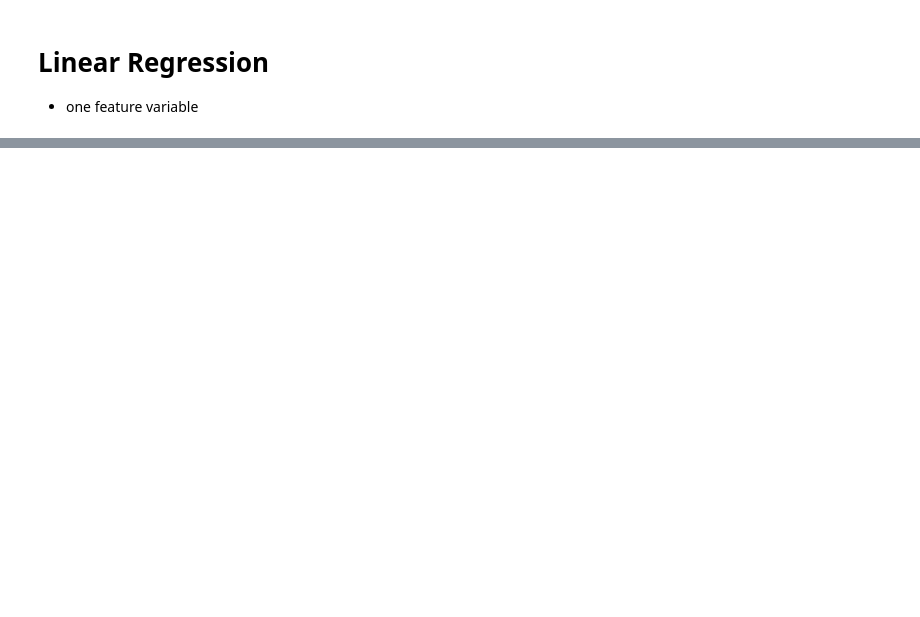
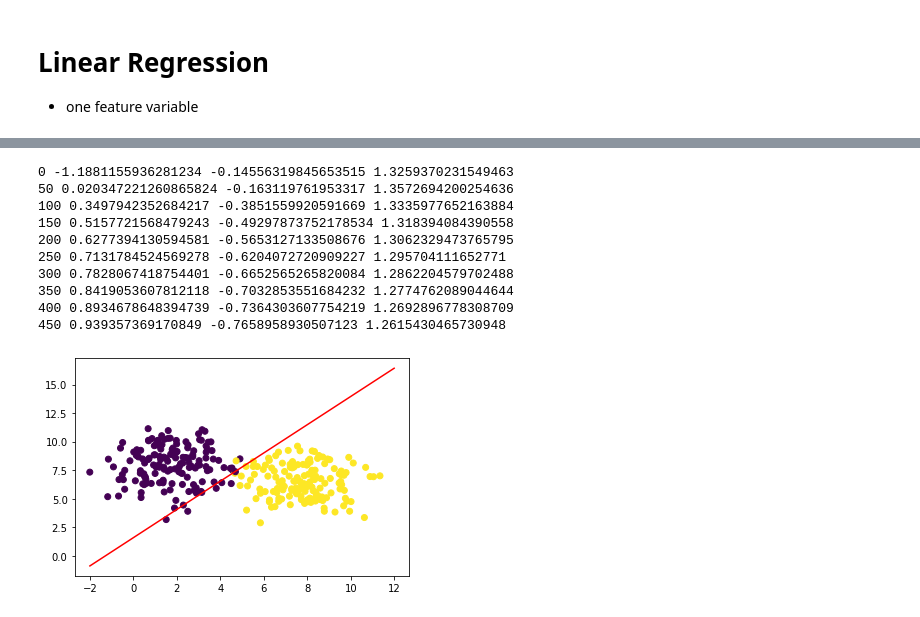
Before and after one commit to soooobin/DSAC_Lab3_4, a Jupyter notebook: kn_lab01.ipynb, the cells around one changed output, grey strips where cells are left out. Saved outputs shown, nothing was run; the diff lists cells and outputs as text; code cells hidden in the pictures; blank space fills up the shorter version.

```diff
--- a/kn_lab01.ipynb
+++ b/kn_lab01.ipynb
@@ -54,0 +76,50 @@ plt.plot(lossList)
+# %%
+from sklearn.datasets import make_blobs
+
+N = 300
+(X, y) = make_blobs(n_samples=N, n_features=2,
+                    centers=2, cluster_std=1.5,
+                    random_state=20)
+plt.scatter(X[:,0], X[:,1], c=y)
+
+lr = 0.01
+n_epochs = 500
+x1, x2 = X[:,0], X[:,1]
+
+w1 = np.random.randn()
+w2 = np.random.randn()
+b = np.random.randn()
+
+def sigmoid(x):
+    return 1.0 / (1.0 + np.exp(-x))
+
+lossHistory = []
+for i in range(n_epochs):
+    logit = w1 * x1 + w2 * x2 + b
+    y_pred = sigmoid(logit)
+
+    loss = (-y*np.log(y_pred) - (1-y)*np.log(1-y_pred)).mean()
+    w1 = w1 - lr * ((y_pred - y) * x1).mean()
+    w2 = w2 - lr * ((y_pred - y) * x2).mean()
+    b =   b - lr * (y_pred - y).mean()
+
+    lossHistory.append(loss)
+    if i%50 == 0:
+        print(i, w1, w2, b)
+# plotting
+xx = np.linspace(-2, 12, 100)
+yy = -w1/w2 * xx - b/w2
+plt.plot(xx, yy, c='r')
+plt.show()
+# %% [output]
+0 -1.1881155936281234 -0.14556319845653515 1.3259370231549463
+50 0.020347221260865824 -0.163119761953317 1.3572694200254636
+100 0.3497942352684217 -0.3851559920591669 1.3335977652163884
+150 0.5157721568479243 -0.49297873752178534 1.318394084390558
+200 0.6277394130594581 -0.5653127133508676 1.3062329473765795
+250 0.7131784524569278 -0.6204072720909227 1.295704111652771
+300 0.7828067418754401 -0.6652565265820084 1.2862204579702488
+350 0.8419053607812118 -0.7032853551684232 1.2774762089044644
+400 0.8934678648394739 -0.7364303607754219 1.2692896778308709
+450 0.939357369170849 -0.7658958930507123 1.2615430465730948
+[figure, added]
```
Also changed, not shown: parts of 10 cells of this notebook.
